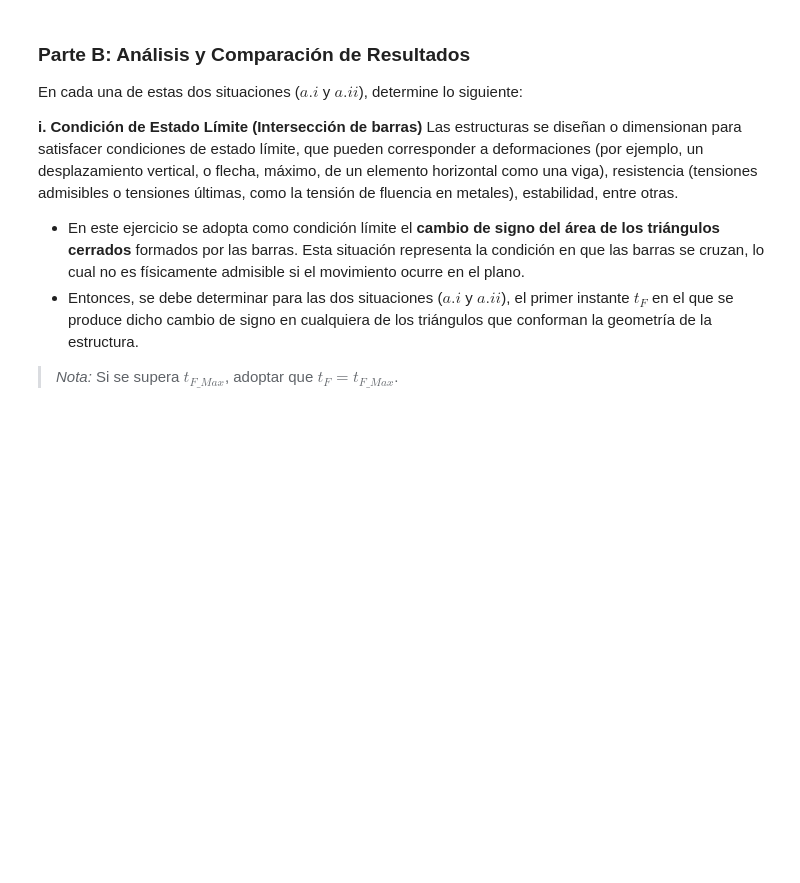
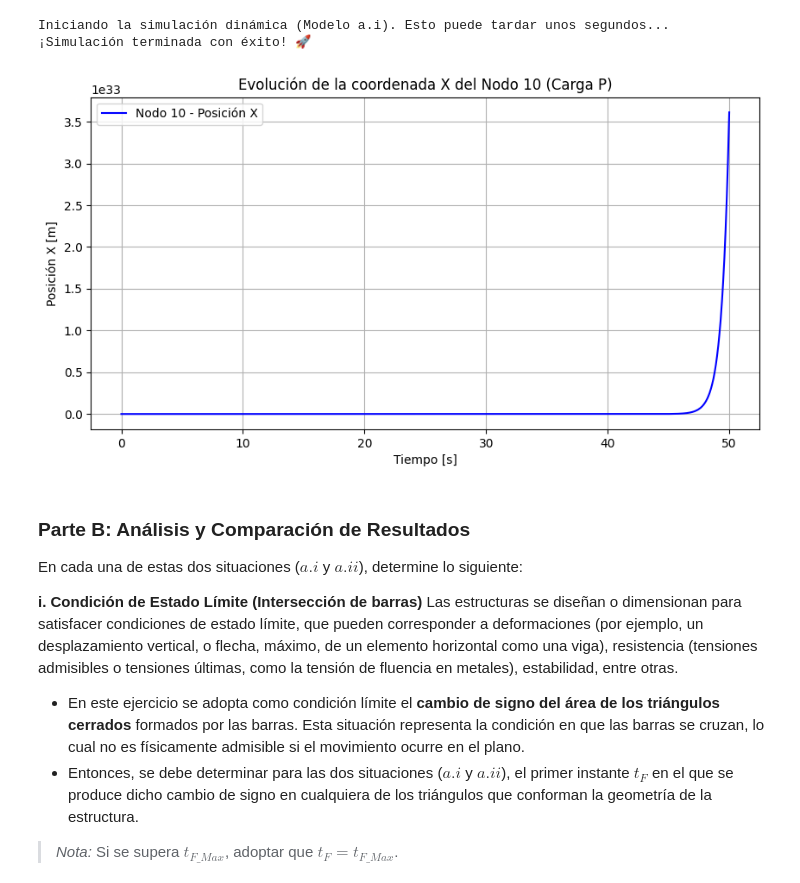
Before and after one commit to FICHCuatrimestral/MecanicaDelContinuo, a Jupyter notebook: TrabajoPractico/consigna.ipynb, the cells around one changed output. Saved outputs shown, nothing was run; the diff lists cells and outputs as text; code cells hidden in the pictures; blank space fills up the shorter version.

```diff
--- a/TrabajoPractico/consigna.ipynb
+++ b/TrabajoPractico/consigna.ipynb
@@ -73,3 +315,52 @@ Que las fuerzas mantienen la dirección del reticulado no deformado, es decir, l
+# %%
+
+
+# --- 7. SIMULACIÓN DINÁMICA CON SCIPY ---
+print("Iniciando la simulación dinámica (Modelo a.i). Esto puede tardar unos segundos...")
+
+# Rango de tiempo: de 0 a 50 segundos, como indica el PDF
+t_span = (0.0, 50.0)
+
+# Para que los gráficos luego queden suaves, le pedimos a SciPy que guarde
+# el resultado en 1000 instantes de tiempo intermedios equiespaciados
+t_eval = np.linspace(t_span[0], t_span[1], 1000)
+
+# Llamamos al solucionador.
+# method='BDF' es el equivalente en Python al ODE23S de MatLab
+solucion = solve_ivp(
+    fun=calcular_derivadas,
+    t_span=t_span,
+    y0=Y0,
+    t_eval=t_eval,
+    method='BDF'
+)
+
+if solucion.success:
+    print("¡Simulación terminada con éxito! 🚀")
+    tiempo_simulado = solucion.t
+    resultados_Y = solucion.y  # Matriz gigante de 40 filas x 1000 columnas
+else:
+    print("Uy, hubo un problema con la simulación:", solucion.message)
+# %% [output]
+Iniciando la simulación dinámica (Modelo a.i). Esto puede tardar unos segundos...
+¡Simulación terminada con éxito! 🚀
+# %%
+
+
+# --- 8. EXTRACCIÓN Y GRÁFICO DEL NODO 10 ---
+# Extraemos la fila 18 de la matriz de resultados
+posicion_x_nodo10 = resultados_Y[18, :]
+
+plt.figure(figsize=(10, 5))
+plt.plot(tiempo_simulado, posicion_x_nodo10, label='Nodo 10 - Posición X', color='blue')
+plt.title('Evolución de la coordenada X del Nodo 10 (Carga P)')
+plt.xlabel('Tiempo [s]')
+plt.ylabel('Posición X [m]')
+plt.grid(True)
+plt.legend()
+plt.show()
+# %% [output]
+[figure, added]
 # %% [markdown]
 ### Parte B: Análisis y Comparación de Resultados
 
```
Also changed, not shown: parts of 5 cells of this notebook, 2 other files.
